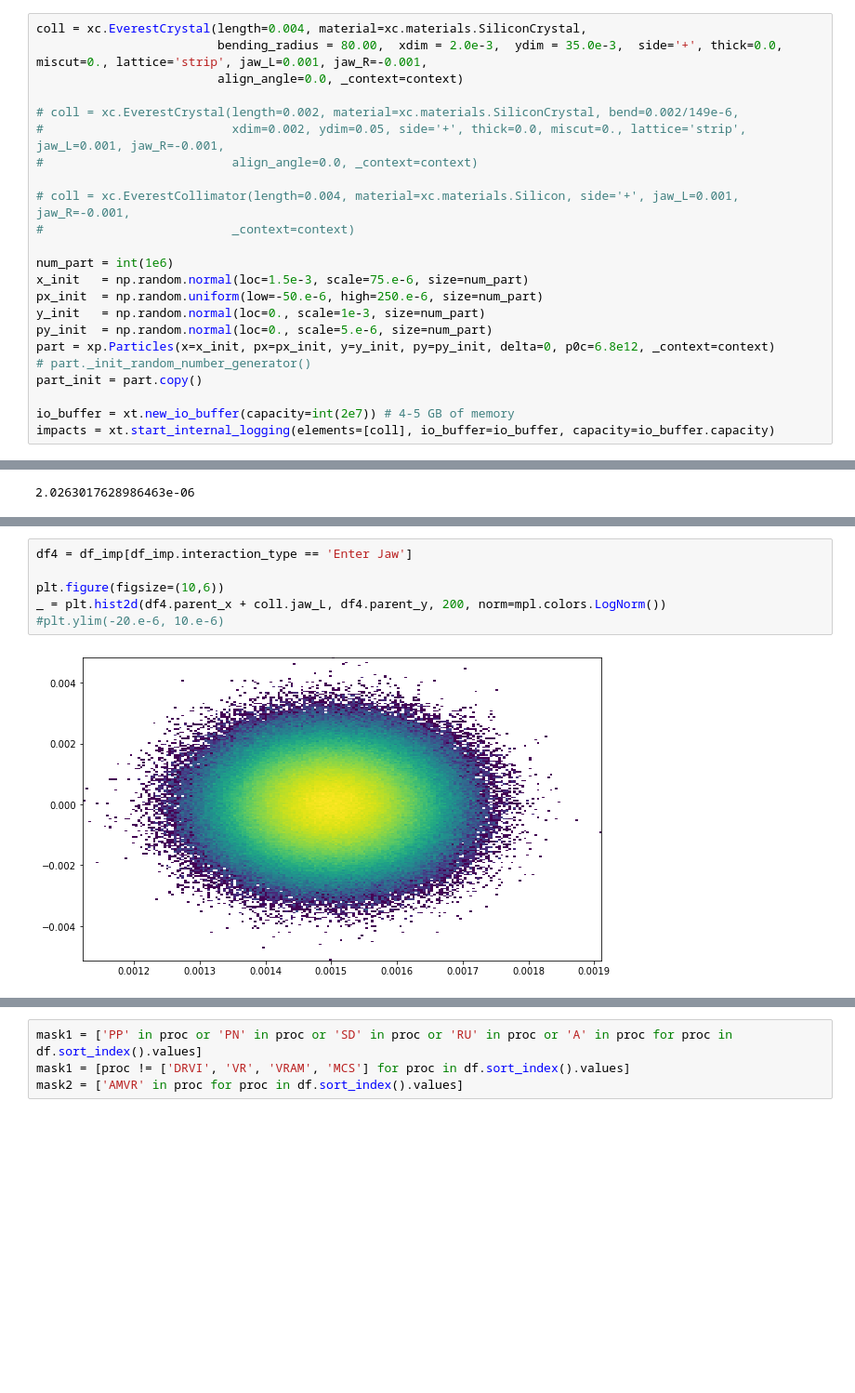
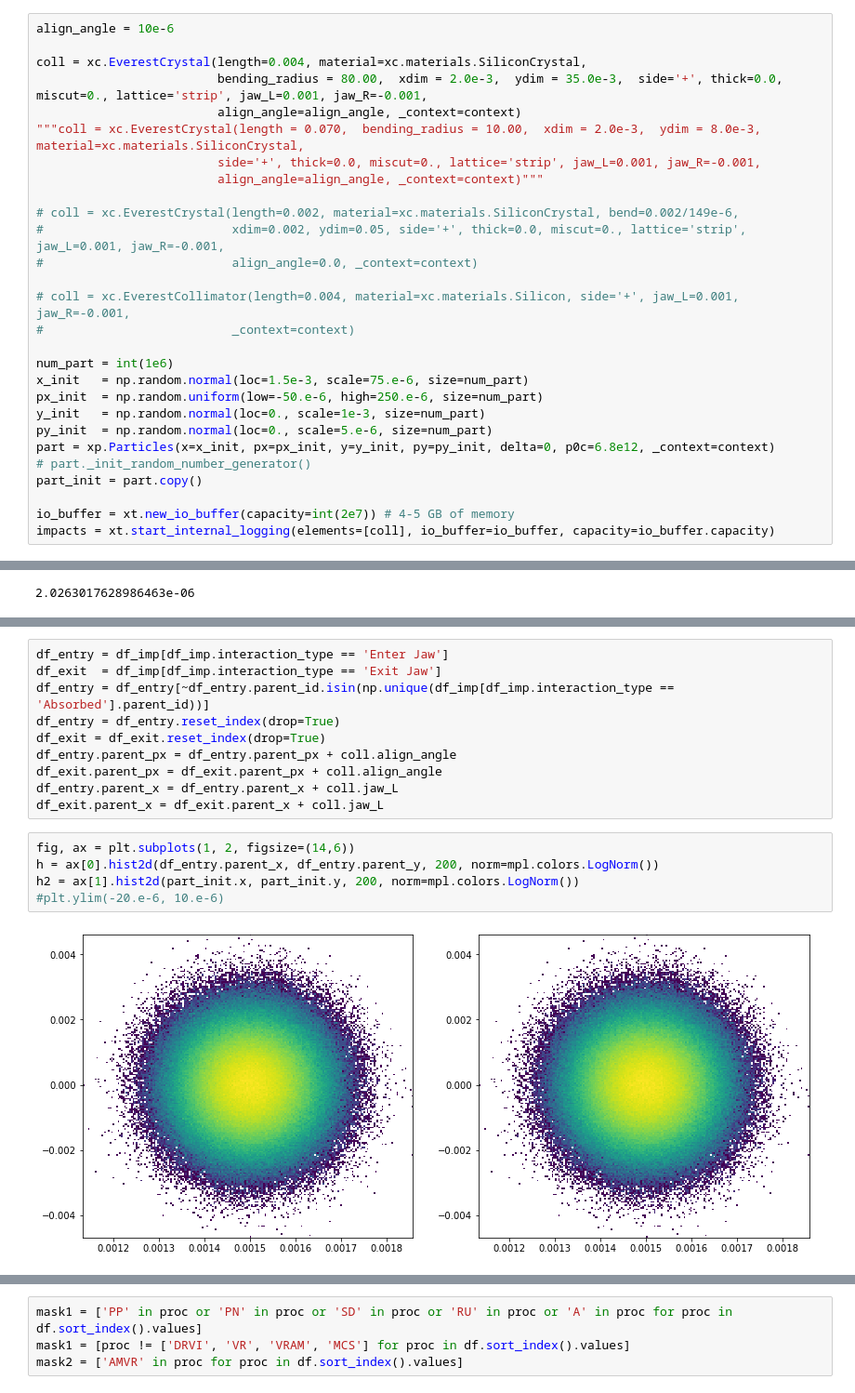
Before and after one commit to chiaramaccani/two_cryst_sim, a Jupyter notebook: Impact_test/Crystals.ipynb, the cells around one changed output, grey strips where cells are left out. Shown at 93% size. Drawn from its saved outputs; the diff is of its cells as text; blank space fills up the shorter version.

Commit message:
crystal impact analysis

```diff
--- a/Impact_test/Crystals.ipynb
+++ b/Impact_test/Crystals.ipynb
@@ -31,9 +33,14 @@ context = xo.ContextCpu()
 No pytransport functionality
 No pytransport functionality
 # %%
+align_angle = 10e-6
+
 coll = xc.EverestCrystal(length=0.004, material=xc.materials.SiliconCrystal,
                          bending_radius = 80.00,  xdim = 2.0e-3,  ydim = 35.0e-3,  side='+', thick=0.0, miscut=0., lattice='strip', jaw_L=0.001, jaw_R=-0.001,
-                         align_angle=0.0, _context=context)
+                         align_angle=align_angle, _context=context)
+"""coll = xc.EverestCrystal(length = 0.070,  bending_radius = 10.00,  xdim = 2.0e-3,  ydim = 8.0e-3,  material=xc.materials.SiliconCrystal,
+                         side='+', thick=0.0, miscut=0., lattice='strip', jaw_L=0.001, jaw_R=-0.001,
+                         align_angle=align_angle, _context=context)"""
 
 # coll = xc.EverestCrystal(length=0.002, material=xc.materials.SiliconCrystal, bend=0.002/149e-6,
 #                          xdim=0.002, ydim=0.05, side='+', thick=0.0, miscut=0., lattice='strip', jaw_L=0.001, jaw_R=-0.001,
@@ -255,9 +193,18 @@ df_imp.
+# %%
+df_entry = df_imp[df_imp.interaction_type == 'Enter Jaw']
+df_exit  = df_imp[df_imp.interaction_type == 'Exit Jaw']
+df_entry = df_entry[~df_entry.parent_id.isin(np.unique(df_imp[df_imp.interaction_type == 'Absorbed'].parent_id))]
+df_entry = df_entry.reset_index(drop=True)
+df_exit = df_exit.reset_index(drop=True)
+df_entry.parent_px = df_entry.parent_px + coll.align_angle
+df_exit.parent_px = df_exit.parent_px + coll.align_angle
+df_entry.parent_x = df_entry.parent_x + coll.jaw_L
+df_exit.parent_x = df_exit.parent_x + coll.jaw_L
 # %%
-df4 = df_imp[df_imp.interaction_type == 'Enter Jaw']
-
-plt.figure(figsize=(10,6))
-_ = plt.hist2d(df4.parent_x + coll.jaw_L, df4.parent_y, 200, norm=mpl.colors.LogNorm())
+fig, ax = plt.subplots(1, 2, figsize=(14,6))
+h = ax[0].hist2d(df_entry.parent_x, df_entry.parent_y, 200, norm=mpl.colors.LogNorm())
+h2 = ax[1].hist2d(part_init.x, part_init.y, 200, norm=mpl.colors.LogNorm())
 #plt.ylim(-20.e-6, 10.e-6)
 # %% [output]
-[figure, old version]
+[figure, new version]
 # %%
```
Also changed, not shown: parts of 73 cells of this notebook, 1 other file.
